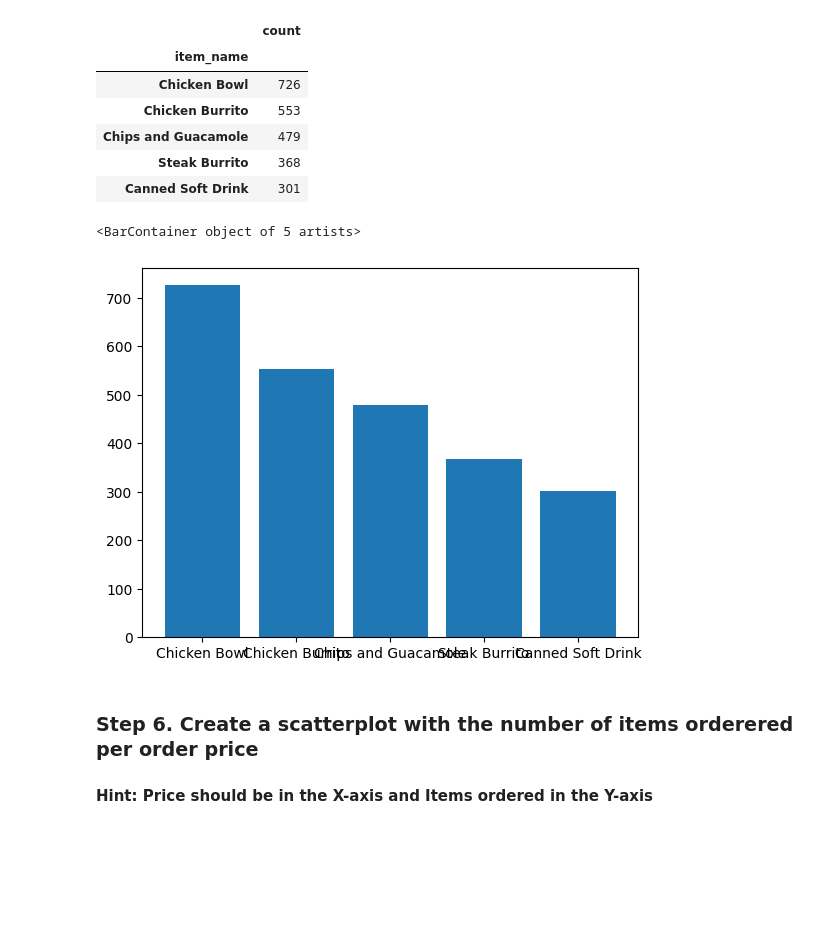
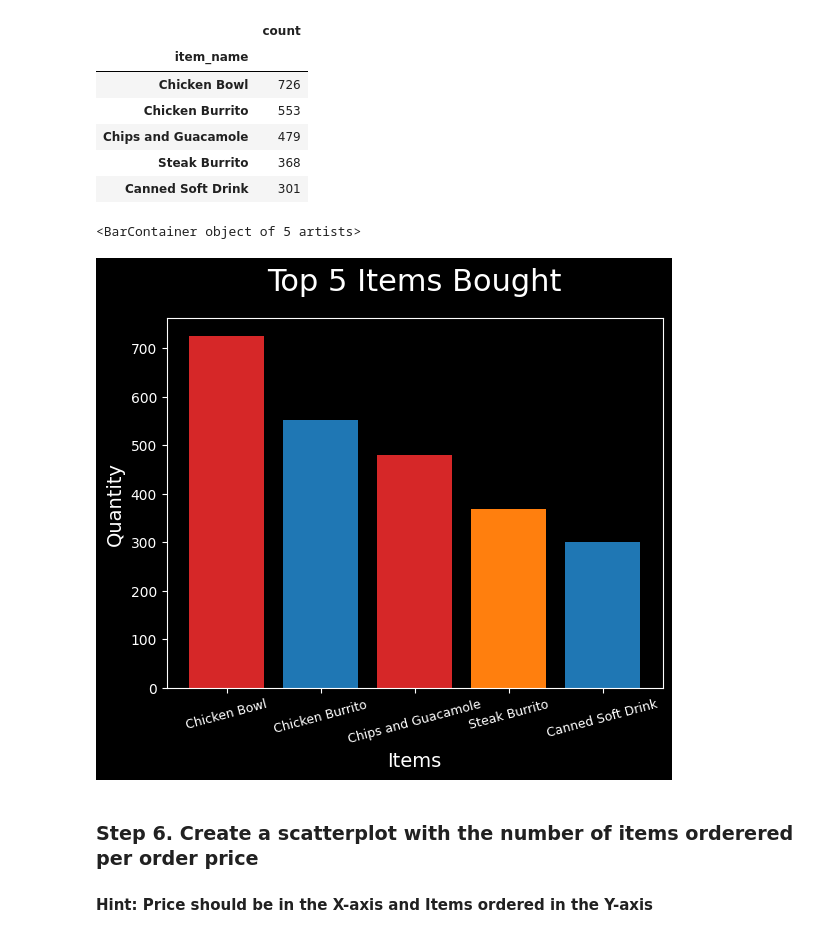
Before and after one commit to LiamFer/Data_Science-Exercises, a Jupyter notebook: Pandas/content/07_Visualization/Chipotle/Exercises.ipynb, the cells around one changed output. Saved outputs shown, nothing was run; the diff lists cells and outputs as text; code cells hidden in the pictures; blank space fills up the shorter version.

Commit message:
Top 5 items Bought Bar

```diff
--- a/Pandas/content/07_Visualization/Chipotle/Exercises.ipynb
+++ b/Pandas/content/07_Visualization/Chipotle/Exercises.ipynb
@@ -9,6 +9,7 @@ Special thanks to: https://github.com/justmarkham for sharing the dataset and ma
 import pandas as pd
 import matplotlib.pyplot as plt
 from collections import Counter
+plt.style.use('dark_background')
 
 # set this so the graphs open internally
 %matplotlib inline
@@ -63,11 +50,17 @@ top_five
 | Chips and Guacamole | 479 |
 | Steak Burrito | 368 |
 | Canned Soft Drink | 301 |
-# %%
-plt.bar(top_five.index,top_five['count'],linewidth=5)
-# %% [output]
-<BarContainer object of 5 artists>
-[figure, removed]
+# %%
+plt.title("Top 5 Items Bought",fontsize=22,pad=20)
+plt.xlabel("Items",fontsize=14)
+plt.ylabel("Quantity",fontsize=14)
+plt.tick_params(labelsize=9,axis="x")
+plt.xticks(rotation=15)
+bar_colors = ['tab:red', 'tab:blue', 'tab:red', 'tab:orange', 'tab:blue']
+plt.bar(top_five.index,top_five['count'],linewidth=5,color=bar_colors)
+# %% [output]
+<BarContainer object of 5 artists>
+[figure, added]
 # %% [markdown]
 ### Step 6. Create a scatterplot with the number of items orderered per order price
 #### Hint: Price should be in the X-axis and Items ordered in the Y-axis
```
Also changed, not shown: parts of 2 cells of this notebook.
